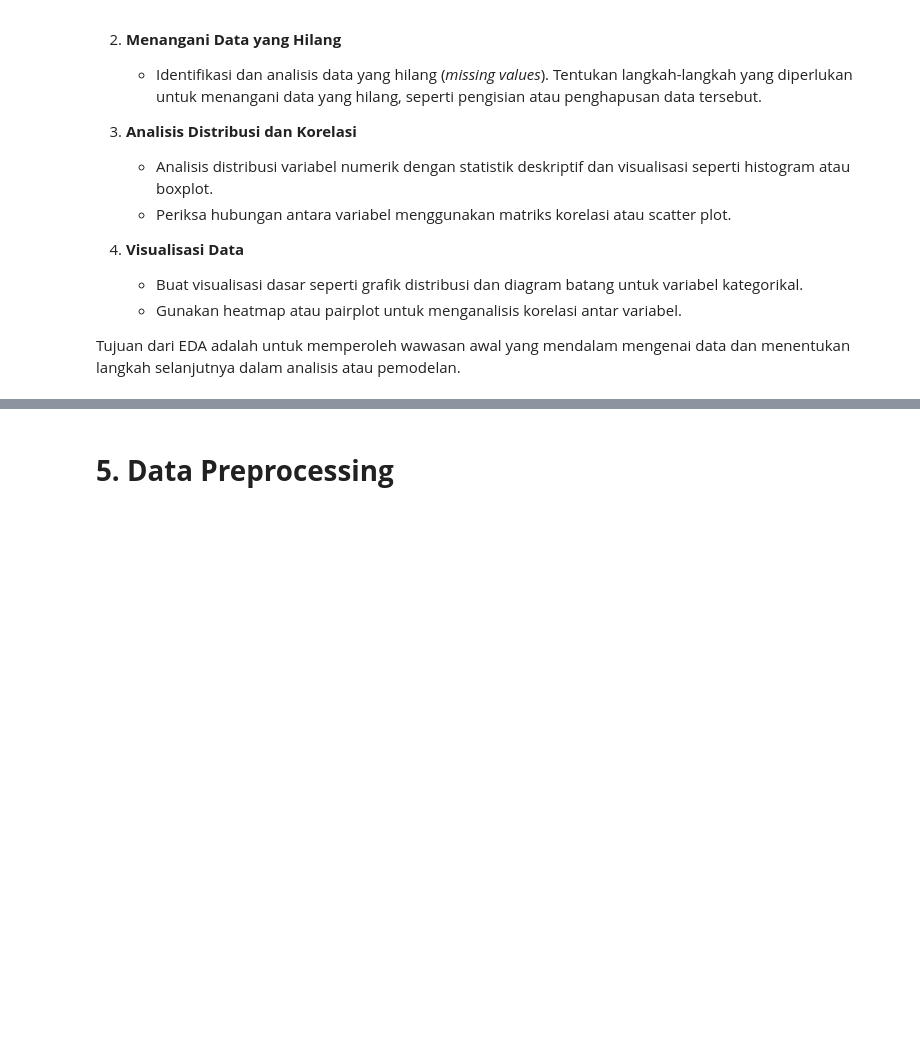
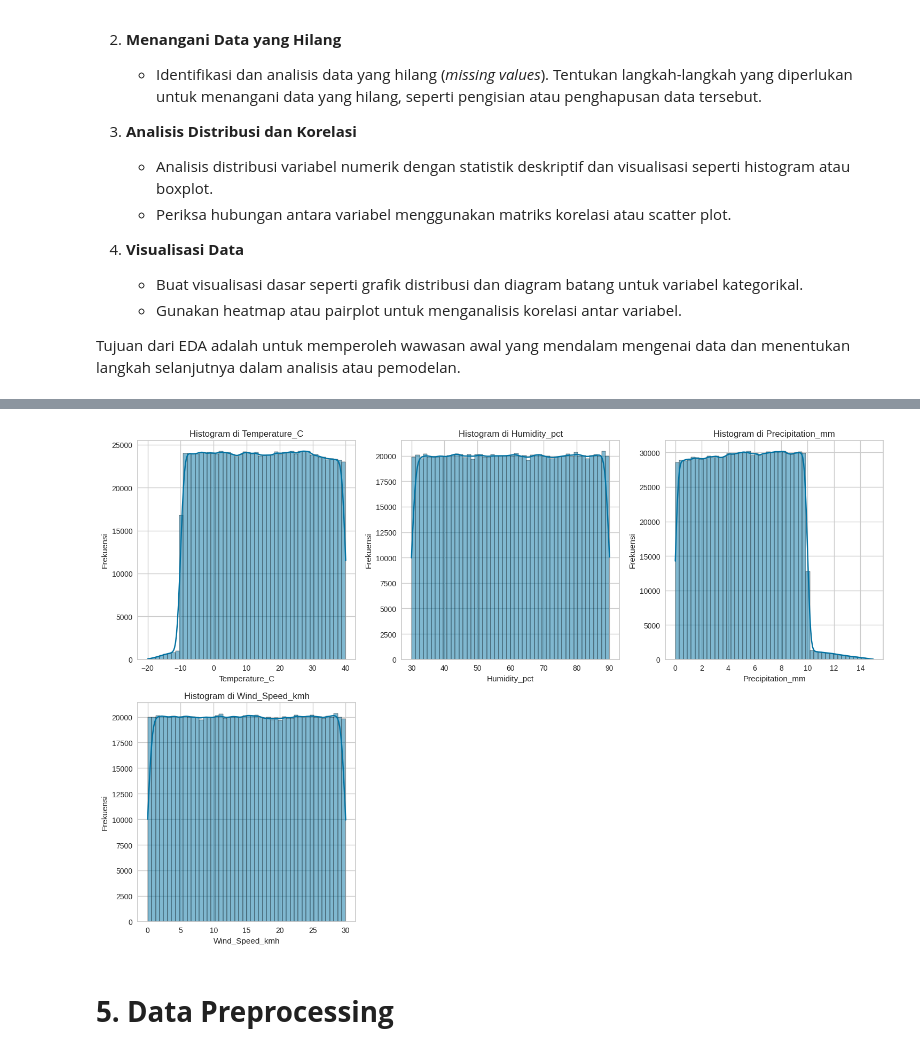
Before and after one commit to DGkurnia/cnkproject, a Jupyter notebook: BMLP_Derfansyah_Guswiranata_Kurnia_clus_ii.ipynb, the cells around one changed output, grey strips where cells are left out. Cells and saved outputs as stored; diff of their text form; code cells hidden in the pictures; blank space fills up the shorter version.

```diff
--- a/BMLP_Derfansyah_Guswiranata_Kurnia_clus_ii.ipynb
+++ b/BMLP_Derfansyah_Guswiranata_Kurnia_clus_ii.ipynb
@@ -298,0 +244,4 @@ Passing `palette` without assigning `hue` is deprecated and will be removed in v
+# %%
+#Inspeksi kolom numerikal
+kolnumerik = dfcopy.iloc[:, 2:].copy()
+kolnumerik.head(7)
@@ -299,3 +290,25 @@ Passing `palette` without assigning `hue` is deprecated and will be removed in v
+# %%
+#Histogram untuk pengecekan densitas
+totkol = 3 #Kolom
+totbar = -(-lenumerik // totkol) #Baris
+fig, axes = plt.subplots(totbar, totkol, figsize=(15, totbar * 5))
+
+#Perataan sumbu x
+axes = axes.flatten()
+
+for i, column in enumerate(kolnumerik):
+    sns.histplot(dfcopy[column], kde=True, bins=50, ax=axes[i])
+    axes[i].set_title(f'Histogram di {column}')
+    axes[i].set_xlabel(column)
+    axes[i].set_ylabel('Frekuensi')
+
+for j in range(i + 1, len(axes)):
+    fig.delaxes(axes[j])
+
+plt.tight_layout()
+plt.show()
+# %% [output]
+[figure, added]
 # %% [markdown]
 # **5. Data Preprocessing**
 # %% [markdown]
```
Also changed, not shown: parts of 81 cells of this notebook.
